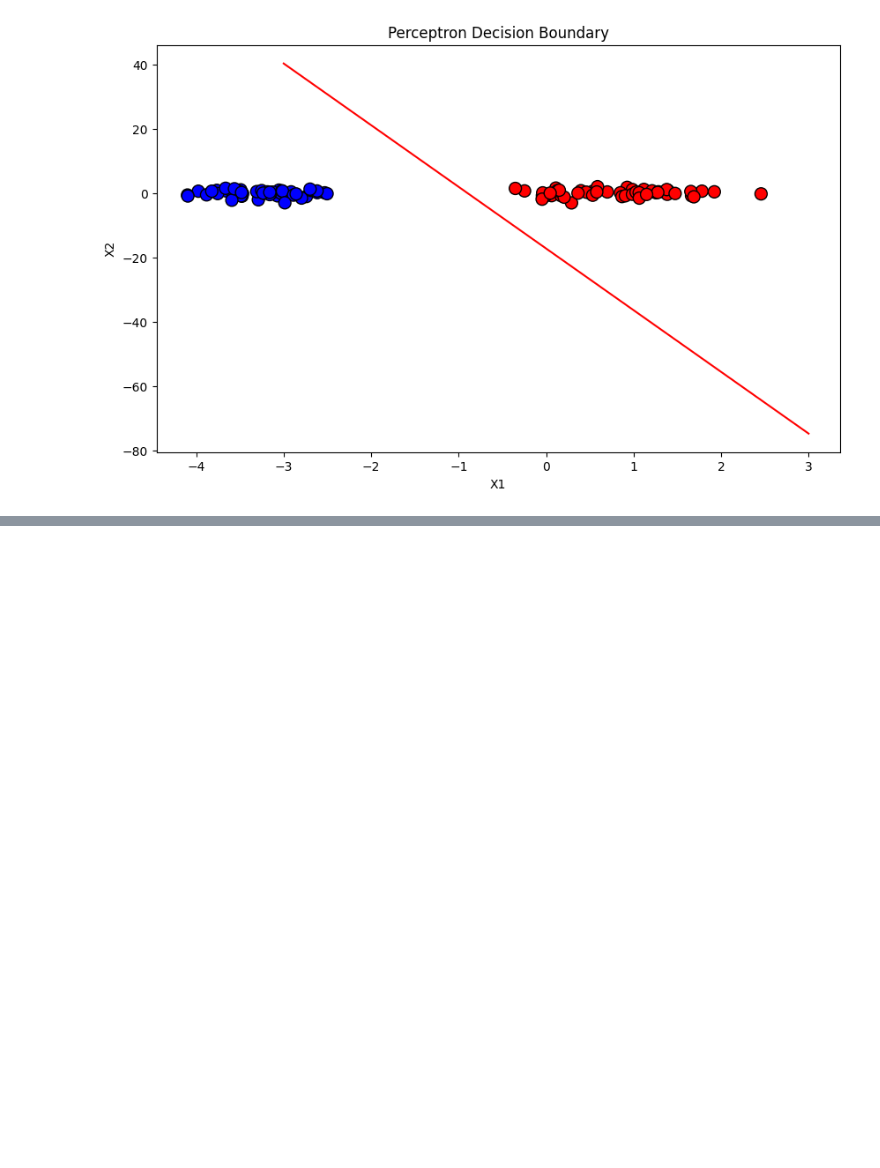
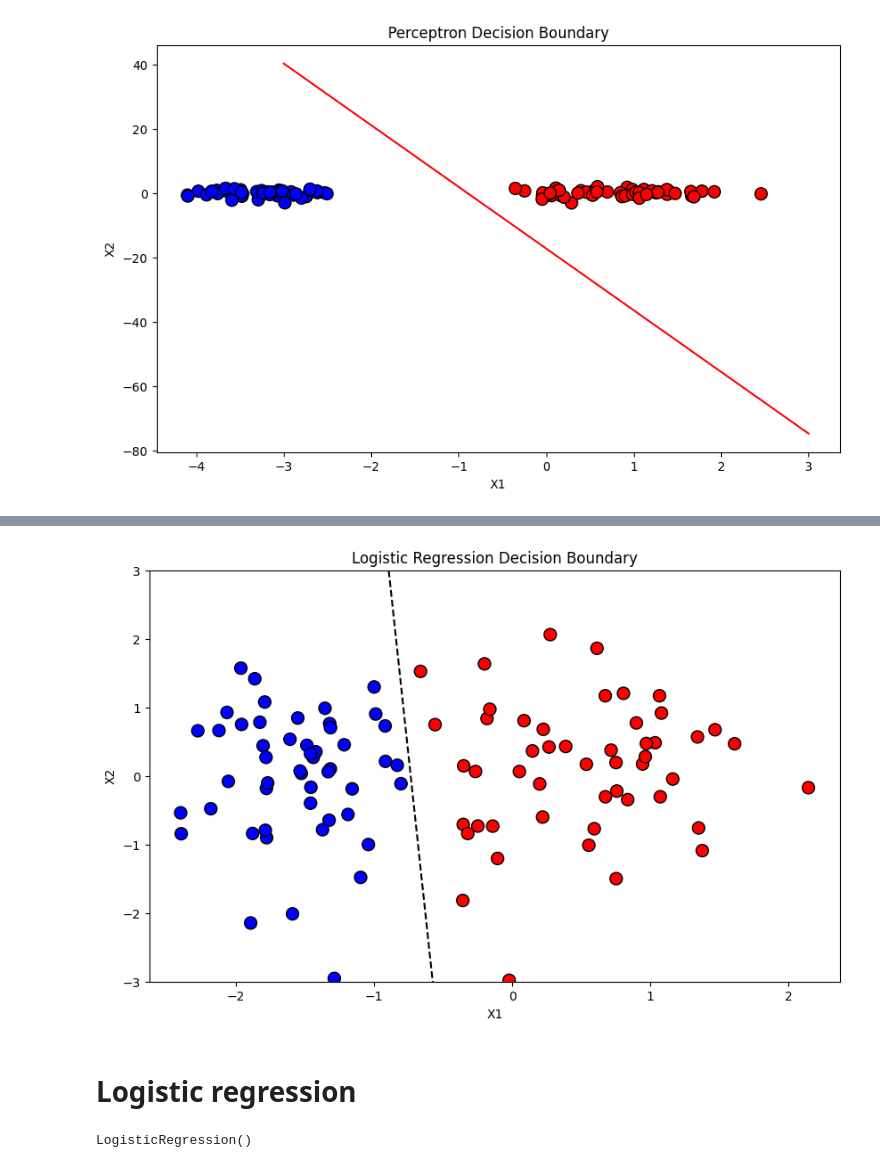
Before and after one commit to Ramratan777/Machine-learning, a Jupyter notebook: logistic_regression.ipynb, the cells around one changed output, grey strips where cells are left out. Cells and saved outputs as stored; diff of their text form; code cells hidden in the pictures; blank space fills up the shorter version.

```diff
--- a/logistic_regression.ipynb
+++ b/logistic_regression.ipynb
@@ -51,0 +63,20 @@ plt.show()
+# %%
+def sigmoid(z):
+    return 1/(1+np.exp(-z))
+# %%
+def coefficients(X,y):
+    X=np.insert(X,0,1,axis=1)
+    w=np.zeros(X.shape[1])
+    for i in range(1000):
+        j=np.random.randint(0,X.shape[0])
+        z=np.dot(w,X[j])
+        y_pred=sigmoid(z)
+        w=w+(y[j]-y_pred)*X[j]
+    return w[0],w[1:]
+# %%
+x_input=np.array([X[:,0].min(),X[:,0].max()])
+intercept,coef=coefficients(X,y)
+# %%
+m=-coef[0]/coef[1]
+c=-intercept/coef[1]
+y_input=m*x_input+c
@@ -51,0 +86,13 @@ plt.show()
+# %%
+plt.figure(figsize=(10,6))
+plt.scatter(X[:,0],X[:,1],c=y,cmap='bwr',s=100,edgecolor='k')
+plt.plot(x_input,y_input,'k--')
+plt.xlabel('X1')
+plt.ylabel('X2')
+plt.title('Logistic Regression Decision Boundary')
+plt.ylim(-3,3)
+plt.show()
+# %% [output]
+[figure, added]
+# %% [markdown]
+# Logistic regression
@@ -51,0 +102,4 @@ plt.show()
+# %%
+model.fit(X,y)
+# %% [output]
+LogisticRegression()
```
Also changed, not shown: parts of 8 cells of this notebook.
